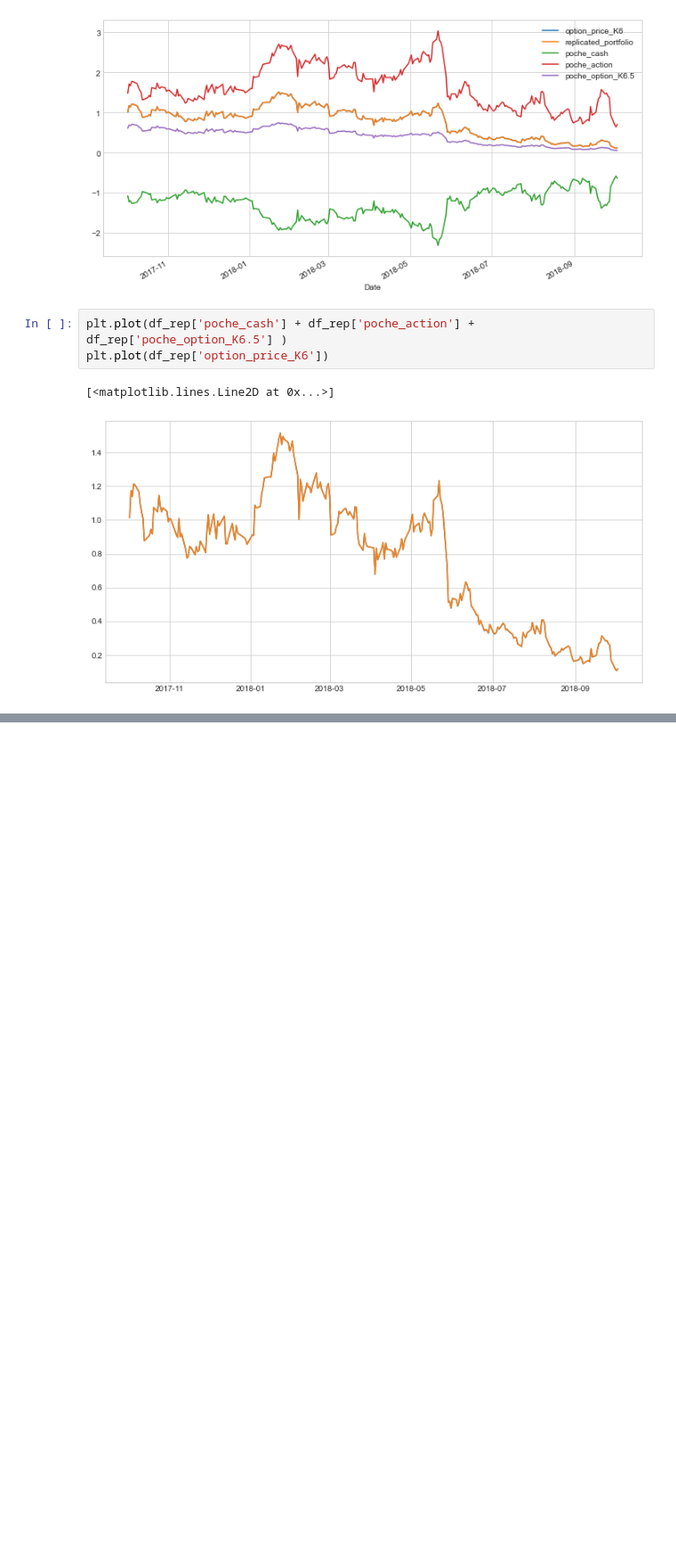
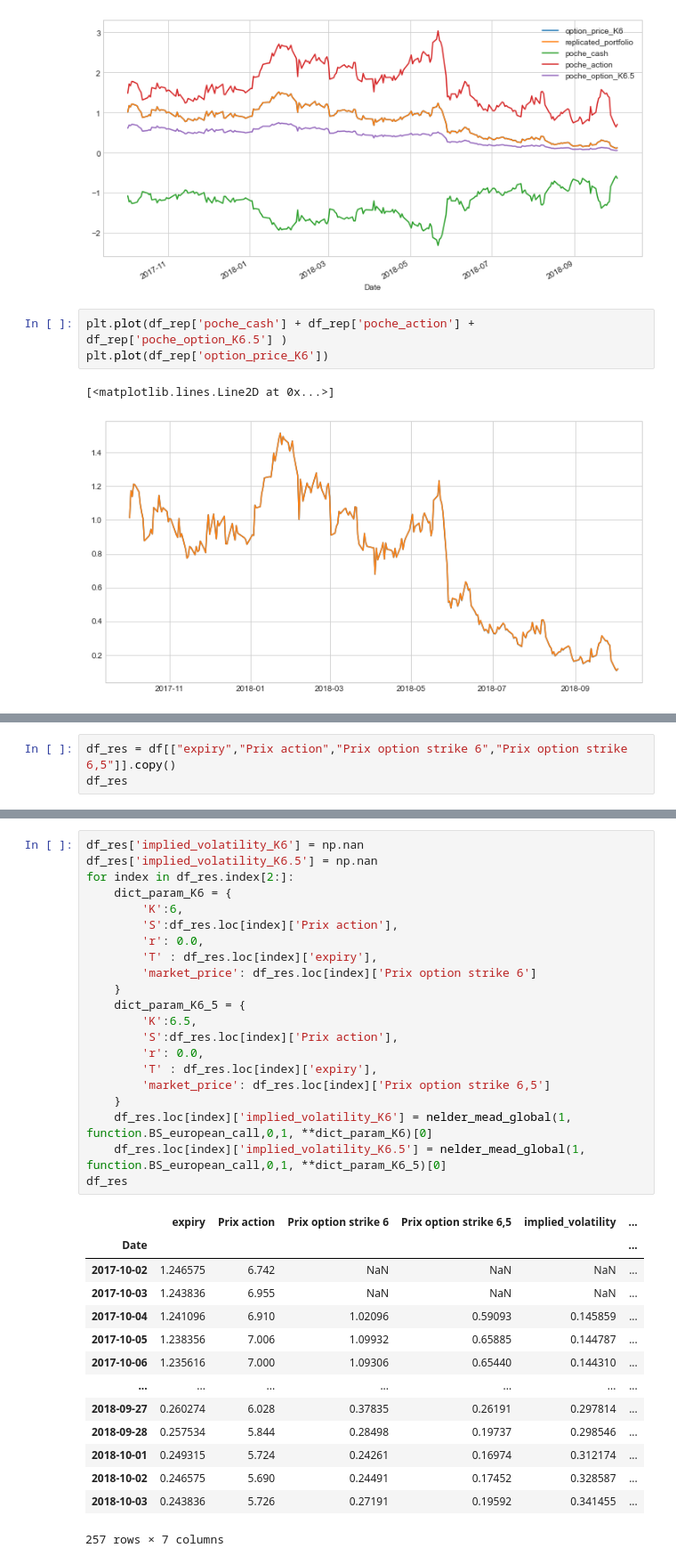
Before and after one commit to MathisGuenet/Calibration, a Jupyter notebook: Automatic_option_hedging.ipynb, the cells around one changed output, grey strips where cells are left out. Shown at 89% size. Saved outputs shown, nothing was run; the diff lists cells and outputs as text; blank space fills up the shorter version.

```diff
--- a/Automatic_option_hedging.ipynb
+++ b/Automatic_option_hedging.ipynb
@@ -245,0 +269,3 @@ plt.plot(df_rep['option_price_K6'])
+# %%
+df_res = df[["expiry","Prix action","Prix option strike 6","Prix option strike 6,5"]].copy()
+df_res
@@ -245,0 +287,36 @@ plt.plot(df_rep['option_price_K6'])
+# %%
+df_res['implied_volatility_K6'] = np.nan
+df_res['implied_volatility_K6.5'] = np.nan
+for index in df_res.index[2:]:
+    dict_param_K6 = {
+        'K':6,
+        'S':df_res.loc[index]['Prix action'],
+        'r': 0.0,
+        'T' : df_res.loc[index]['expiry'],
+        'market_price': df_res.loc[index]['Prix option strike 6']
+    }
+    dict_param_K6_5 = {
+        'K':6.5,
+        'S':df_res.loc[index]['Prix action'],
+        'r': 0.0,
+        'T' : df_res.loc[index]['expiry'],
+        'market_price': df_res.loc[index]['Prix option strike 6,5']
+    }
+    df_res.loc[index]['implied_volatility_K6'] = nelder_mead_global(1, function.BS_european_call,0,1, **dict_param_K6)[0]
+    df_res.loc[index]['implied_volatility_K6.5'] = nelder_mead_global(1, function.BS_european_call,0,1, **dict_param_K6_5)[0]
+df_res
+# %% [output]
+|  | expiry | Prix action | Prix option strike 6 | Prix option strike 6,5 | implied_volatility | ... |
+| Date |  |  |  |  |  | ... |
+| 2017-10-02 | 1.246575 | 6.742 | NaN | NaN | NaN | ... |
+| 2017-10-03 | 1.243836 | 6.955 | NaN | NaN | NaN | ... |
+| 2017-10-04 | 1.241096 | 6.910 | 1.02096 | 0.59093 | 0.145859 | ... |
+| 2017-10-05 | 1.238356 | 7.006 | 1.09932 | 0.65885 | 0.144787 | ... |
+| 2017-10-06 | 1.235616 | 7.000 | 1.09306 | 0.65440 | 0.144310 | ... |
+| ... | ... | ... | ... | ... | ... | ... |
+| 2018-09-27 | 0.260274 | 6.028 | 0.37835 | 0.26191 | 0.297814 | ... |
+| 2018-09-28 | 0.257534 | 5.844 | 0.28498 | 0.19737 | 0.298546 | ... |
+| 2018-10-01 | 0.249315 | 5.724 | 0.24261 | 0.16974 | 0.312174 | ... |
+| 2018-10-02 | 0.246575 | 5.690 | 0.24491 | 0.17452 | 0.328587 | ... |
+| 2018-10-03 | 0.243836 | 5.726 | 0.27191 | 0.19592 | 0.341455 | ... |
+257 rows × 7 columns
```
Also changed, not shown: parts of 9 cells of this notebook, 4 other files.
